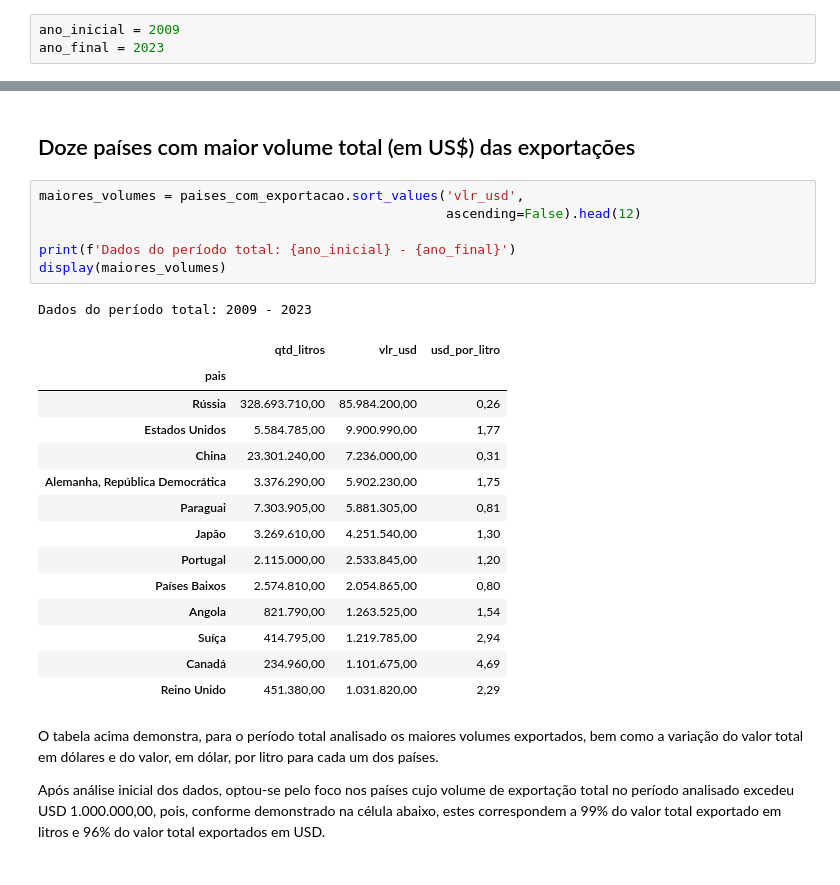
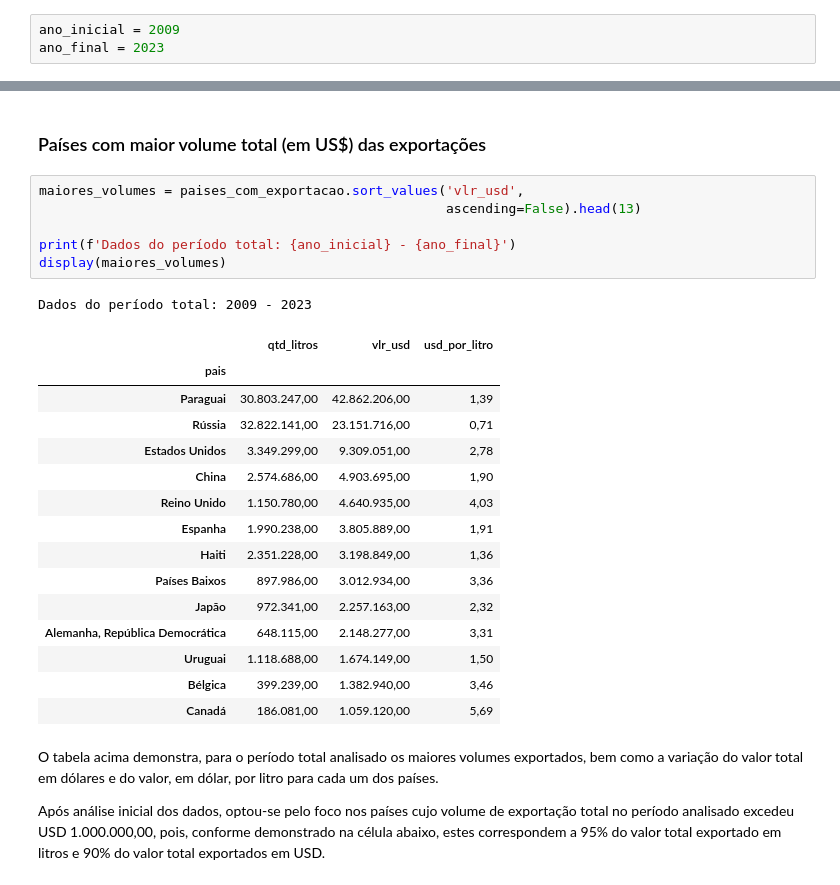
Before and after one commit to edupmon/fiap, a Jupyter notebook: pos-tech/data-analytics/fase-1/04-tech-challenge/fase-1-tech-challenge-data-analytics.ipynb, the cells around one changed output, grey strips where cells are left out. Drawn from its saved outputs; the diff is of its cells as text.

```diff
--- a/pos-tech/data-analytics/fase-1/04-tech-challenge/fase-1-tech-challenge-data-analytics.ipynb
+++ b/pos-tech/data-analytics/fase-1/04-tech-challenge/fase-1-tech-challenge-data-analytics.ipynb
@@ -135,27 +136,28 @@ Total de países com exportação.: 39 países
 # %% [markdown]
-## Doze países com maior volume total (em US$) das exportações
+### Países com maior volume total (em US$) das exportações
 # %%
 maiores_volumes = paises_com_exportacao.sort_values('vlr_usd',
-                                                    ascending=False).head(12)
+                                                    ascending=False).head(13)
 
 print(f'Dados do período total: {ano_inicial} - {ano_final}')
 display(maiores_volumes)
 # %% [output]
 Dados do período total: 2009 - 2023
 |  | qtd_litros | vlr_usd | usd_por_litro |
 | pais |  |  |  |
-| Rússia | 328.693.710,00 | 85.984.200,00 | 0,26 |
-| Estados Unidos | 5.584.785,00 | 9.900.990,00 | 1,77 |
-| China | 23.301.240,00 | 7.236.000,00 | 0,31 |
-| Alemanha, República Democrática | 3.376.290,00 | 5.902.230,00 | 1,75 |
-| Paraguai | 7.303.905,00 | 5.881.305,00 | 0,81 |
-| Japão | 3.269.610,00 | 4.251.540,00 | 1,30 |
-| Portugal | 2.115.000,00 | 2.533.845,00 | 1,20 |
-| Países Baixos | 2.574.810,00 | 2.054.865,00 | 0,80 |
-| Angola | 821.790,00 | 1.263.525,00 | 1,54 |
-| Suíça | 414.795,00 | 1.219.785,00 | 2,94 |
-| Canadá | 234.960,00 | 1.101.675,00 | 4,69 |
-| Reino Unido | 451.380,00 | 1.031.820,00 | 2,29 |
+| Paraguai | 30.803.247,00 | 42.862.206,00 | 1,39 |
+| Rússia | 32.822.141,00 | 23.151.716,00 | 0,71 |
+| Estados Unidos | 3.349.299,00 | 9.309.051,00 | 2,78 |
+| China | 2.574.686,00 | 4.903.695,00 | 1,90 |
+| Reino Unido | 1.150.780,00 | 4.640.935,00 | 4,03 |
+| Espanha | 1.990.238,00 | 3.805.889,00 | 1,91 |
+| Haiti | 2.351.228,00 | 3.198.849,00 | 1,36 |
+| Países Baixos | 897.986,00 | 3.012.934,00 | 3,36 |
+| Japão | 972.341,00 | 2.257.163,00 | 2,32 |
+| Alemanha, República Democrática | 648.115,00 | 2.148.277,00 | 3,31 |
+| Uruguai | 1.118.688,00 | 1.674.149,00 | 1,50 |
+| Bélgica | 399.239,00 | 1.382.940,00 | 3,46 |
+| Canadá | 186.081,00 | 1.059.120,00 | 5,69 |
 # %% [markdown]
 O tabela acima demonstra, para o período total analisado os maiores volumes
 exportados, bem como a variação do valor total em dólares e do valor, em dólar,
@@ -163,8 +165,8 @@ por litro para cada um dos países.
 
 Após análise inicial dos dados, optou-se pelo foco nos países cujo volume de
 exportação total no período analisado excedeu USD 1.000.000,00, pois, conforme
-demonstrado na célula abaixo, estes correspondem a 99% do valor total exportado
-em litros e 96% do valor total exportados em USD.
+demonstrado na célula abaixo, estes correspondem a 95% do valor total exportado
+em litros e 90% do valor total exportados em USD.
 # %%
 print('Valor total das exportações:')
 display(paises_com_exportacao[['qtd_litros', 'vlr_usd']].sum())
```
Also changed, not shown: parts of 28 cells of this notebook, 16 other files.
